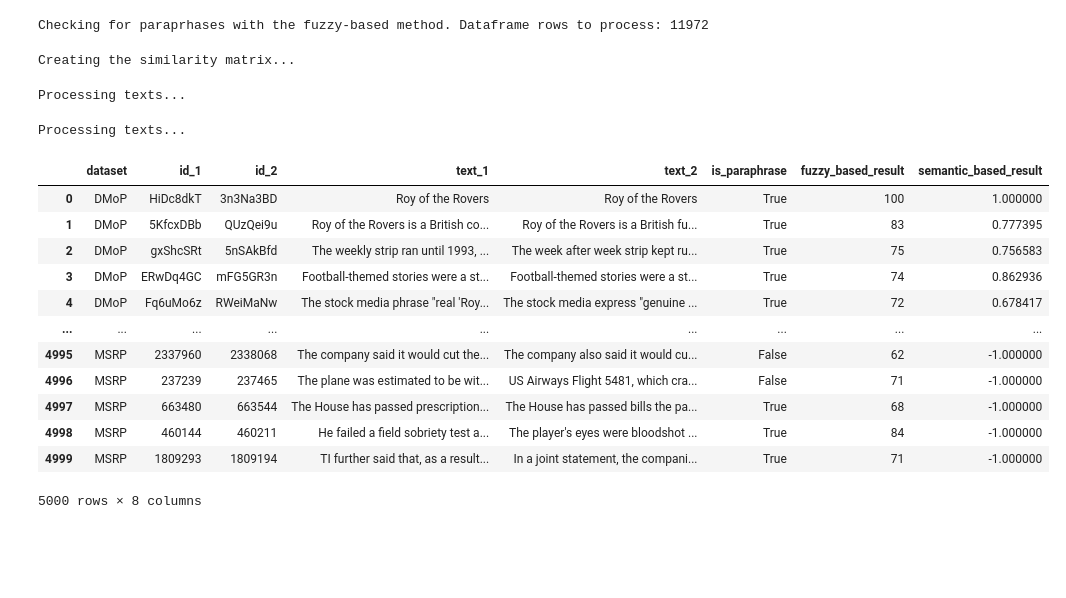
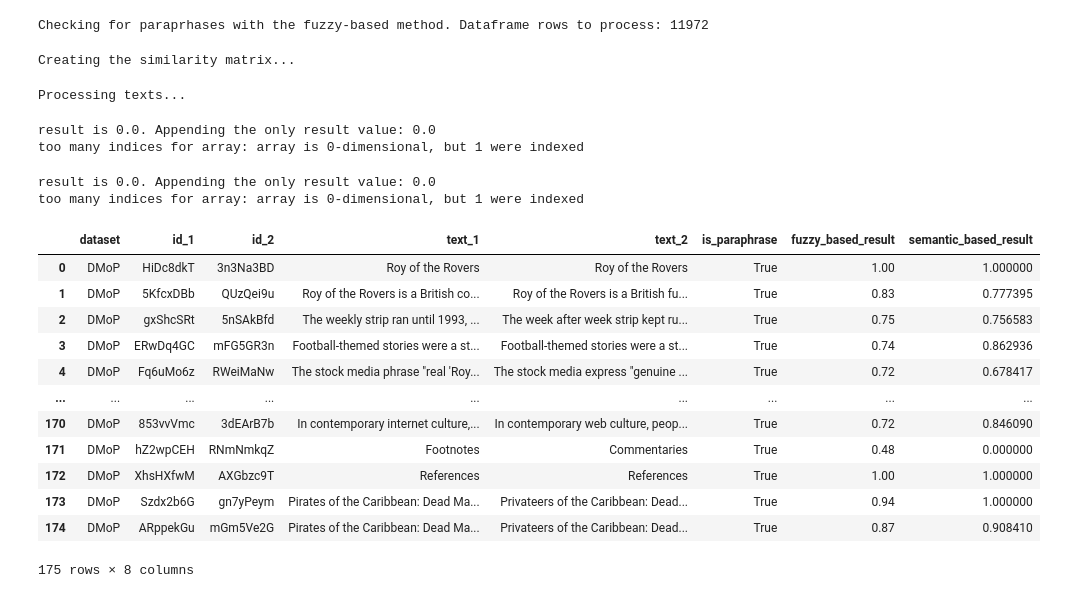
Before and after one commit to jonas-becker/pd-human-vs-machine-content, a Jupyter notebook: paraphrase_detection.ipynb, the cells around one changed output. Saved outputs shown, nothing was run; the diff lists cells and outputs as text; code cells hidden in the pictures; blank space fills up the shorter version.

```diff
--- a/paraphrase_detection.ipynb
+++ b/paraphrase_detection.ipynb
@@ -23,6 +23,8 @@ OUT_DIR = "output"      #the directory to output the formatted json in
 FUZZY = "fuzzy_based_result"
 SEMANTIC = "semantic_based_result"
 
+STOPWORDS = ['the', 'and', 'are', 'a']
+
 pd.set_option("display.max_colwidth", None)
 # %%
 df = pd.read_json(os.path.join(OUT_DIR, FORMATTED_DATA_FILENAME), orient = "index")
@@ -39,7 +41,7 @@ df.head()
 fuzzy_results = []
 print("Checking for paraprhases with the fuzzy-based method. Dataframe rows to process: " + str(len(df)))
 for i, row in tqdm(df.iterrows()):
-    fuzzy_results.append(fuzz.ratio(row["text_1"], row["text_2"]))
+    fuzzy_results.append(float(fuzz.ratio(row["text_1"], row["text_2"])/100))
 
 df[FUZZY] = fuzzy_results
 # %% [output]
@@ -53,7 +53,7 @@ def preprocess(doc):
         doc = sub(r'<[^<>]+(>|$)', " ", doc)
         doc = sub(r'\[img_assist[^]]*?\]', " ", doc)
         doc = sub(r'http[s]?://(?:[a-zA-Z]|[0-9]|[$-_@.&+]|[!*\(\),]|(?:%[0-9a-fA-F][0-9a-fA-F]))+', " url_token ", doc)
-        return [token for token in simple_preprocess(doc, min_len=0, max_len=float("inf")) if token not in stopwords]
+        return [token for token in simple_preprocess(doc, min_len=0, max_len=float("inf")) if token not in STOPWORDS]
 # %%
 def check_semantic(corpus, string_2, similarity_matrix):
 
@@ -69,7 +69,7 @@ corpus = [ preprocess(document) for document in list(df["text_1"]) ]
 glove = api.load("glove-wiki-gigaword-50")
 similarity_index = WordEmbeddingSimilarityIndex(glove)
 # %%
-# Build the term dictionary, TF-idf model
+# Build the term dictionary and the tfidf model
 dictionary = Dictionary(corpus)
 tfidf = TfidfModel(dictionary=dictionary)
 
@@ -78,30 +78,39 @@ print("Creating the similarity matrix...")
 similarity_matrix = SparseTermSimilarityMatrix(similarity_index, dictionary, tfidf)     #takes a long time
 # %% [output]
 Creating the similarity matrix...
-Processing texts...
 # %%
 print("Processing texts...")
 semantic_results = []
 for i, row in tqdm(df.iterrows(), total=df.shape[0]):
-    #print(check_semantic(corpus, row["text_2"], similarity_index, similarity_matrix)[i])
-    semantic_results.append(check_semantic(corpus, row["text_2"], similarity_matrix)[i])
+    sim = check_semantic(corpus, row["text_2"], similarity_matrix)
+    try:
+        semantic_results.append(sim[i])
+    except Exception as e:
+        print("result is " + str(sim) + ". Appending the only result value: " + str(float(sim.item())))
+        print(e)
+        semantic_results.append(float(sim.item()))
+        continue
 
 df[SEMANTIC] = semantic_results
 # %% [output]
 Processing texts...
+result is 0.0. Appending the only result value: 0.0
+too many indices for array: array is 0-dimensional, but 1 were indexed
+result is 0.0. Appending the only result value: 0.0
+too many indices for array: array is 0-dimensional, but 1 were indexed
 # %%
-df.head(5000)
+df.head(175)
 # %% [output]
 |  | dataset | id_1 | id_2 | text_1 | text_2 | is_paraphrase | fuzzy_based_result | semantic_based_result |
-| 0 | DMoP | HiDc8dkT | 3n3Na3BD | Roy of the Rovers | Roy of the Rovers | True | 100 | 1.000000 |
-| 1 | DMoP | 5KfcxDBb | QUzQei9u | Roy of the Rovers is a British co... | Roy of the Rovers is a British fu... | True | 83 | 0.777395 |
-| 2 | DMoP | gxShcSRt | 5nSAkBfd | The weekly strip ran until 1993, ... | The week after week strip kept ru... | True | 75 | 0.756583 |
-| 3 | DMoP | ERwDq4GC | mFG5GR3n | Football-themed stories were a st... | Football-themed stories were a st... | True | 74 | 0.862936 |
-| 4 | DMoP | Fq6uMo6z | RWeiMaNw | The stock media phrase "real 'Roy... | The stock media express "genuine ... | True | 72 | 0.678417 |
+| 0 | DMoP | HiDc8dkT | 3n3Na3BD | Roy of the Rovers | Roy of the Rovers | True | 1.00 | 1.000000 |
+| 1 | DMoP | 5KfcxDBb | QUzQei9u | Roy of the Rovers is a British co... | Roy of the Rovers is a British fu... | True | 0.83 | 0.777395 |
+| 2 | DMoP | gxShcSRt | 5nSAkBfd | The weekly strip ran until 1993, ... | The week after week strip kept ru... | True | 0.75 | 0.756583 |
+| 3 | DMoP | ERwDq4GC | mFG5GR3n | Football-themed stories were a st... | Football-themed stories were a st... | True | 0.74 | 0.862936 |
+| 4 | DMoP | Fq6uMo6z | RWeiMaNw | The stock media phrase "real 'Roy... | The stock media express "genuine ... | True | 0.72 | 0.678417 |
 | ... | ... | ... | ... | ... | ... | ... | ... | ... |
-| 4995 | MSRP | 2337960 | 2338068 | The company said it would cut the... | The company also said it would cu... | False | 62 | -1.000000 |
-| 4996 | MSRP | 237239 | 237465 | The plane was estimated to be wit... | US Airways Flight 5481, which cra... | False | 71 | -1.000000 |
-| 4997 | MSRP | 663480 | 663544 | The House has passed prescription... | The House has passed bills the pa... | True | 68 | -1.000000 |
-| 4998 | MSRP | 460144 | 460211 | He failed a field sobriety test a... | The player's eyes were bloodshot ... | True | 84 | -1.000000 |
-| 4999 | MSRP | 1809293 | 1809194 | TI further said that, as a result... | In a joint statement, the compani... | True | 71 | -1.000000 |
+| 170 | DMoP | 853vvVmc | 3dEArB7b | In contemporary internet culture,... | In contemporary web culture, peop... | True | 0.72 | 0.846090 |
+| 171 | DMoP | hZ2wpCEH | RNmNmkqZ | Footnotes | Commentaries | True | 0.48 | 0.000000 |
+| 172 | DMoP | XhsHXfwM | AXGbzc9T | References | References | True | 1.00 | 1.000000 |
+| 173 | DMoP | Szdx2b6G | gn7yPeym | Pirates of the Caribbean: Dead Ma... | Privateers of the Caribbean: Dead... | True | 0.94 | 1.000000 |
+| 174 | DMoP | ARppekGu | mGm5Ve2G | Pirates of the Caribbean: Dead Ma... | Privateers of the Caribbean: Dead... | True | 0.87 | 0.908410 |
-5000 rows × 8 columns
+175 rows × 8 columns
```
Also changed, not shown: parts of 2 cells of this notebook, 1 other file.
